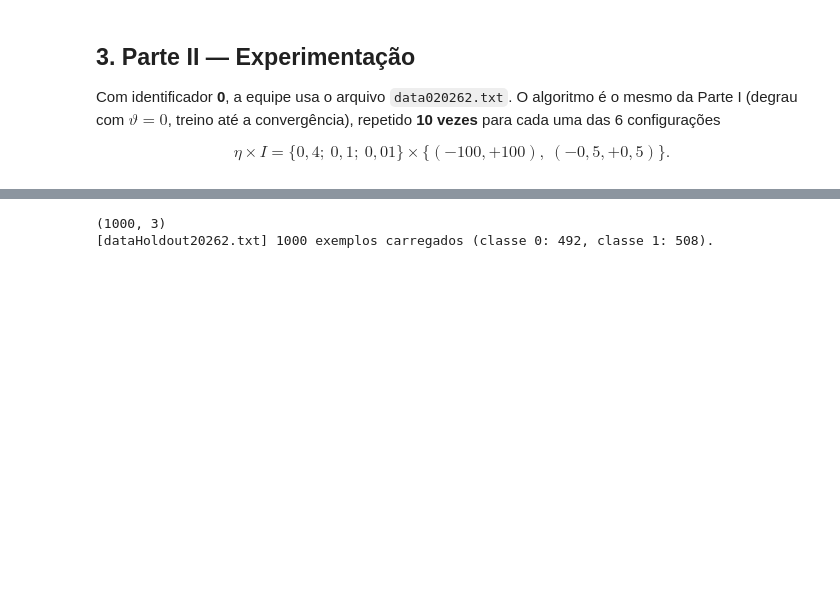
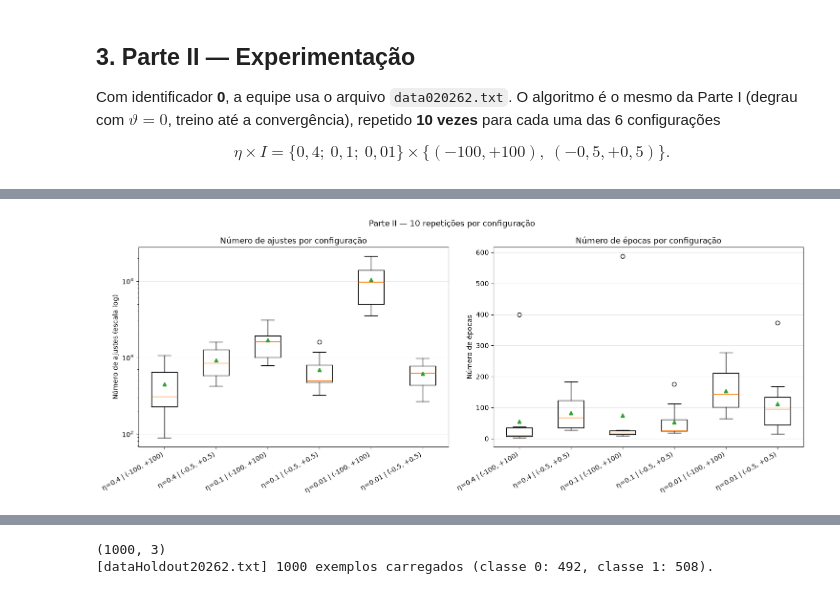
Before and after one commit to jubcohen/aprendizado-neuronio-perceptron-pp2, a Jupyter notebook: pp-2.1-perceptron-2026-2.ipynb, the cells around one changed output, grey strips where cells are left out. Cells and saved outputs as stored; diff of their text form; code cells hidden in the pictures; blank space fills up the shorter version.

```diff
--- a/pp-2.1-perceptron-2026-2.ipynb
+++ b/pp-2.1-perceptron-2026-2.ipynb
@@ -534,8 +476,4 @@ plt.show()
 # %%
-# 6 configurações x 10 repetições = 60 treinamentos (semente da equipe para reprodutibilidade)
-df_p2 = executar_experimentos(X_p2, yd_p2, ETAS_PARTE2, INTERVALOS_PARTE2,
-                              n_repeticoes=N_REPETICOES, theta=THETA,
-                              rng=identificador)
+# célula para apenas executar as rotinas de treino
 
-print(f"Execuções que convergiram: {df_p2['convergiu'].sum()} de {len(df_p2)}")
-print(tabela_experimentos(df_p2))
+df_result_p2 = executar_experimentos(X_p2, yd_p2, ETAS_PARTE2, INTERVALOS_PARTE2, verbose=False)
@@ -541,0 +492,8 @@ print(tabela_experimentos(df_p2))
+# %%
+# número de repetições lido do próprio resultado, em vez de uma constante separada
+plotar_boxplots(df_result_p2,
+                titulo=f'Parte II — {df_result_p2["repeticao"].max()} repetições por configuração')
+plt.tight_layout()
+plt.show()
+# %% [output]
+[figure, added]
```
Also changed, not shown: parts of 31 cells of this notebook.
